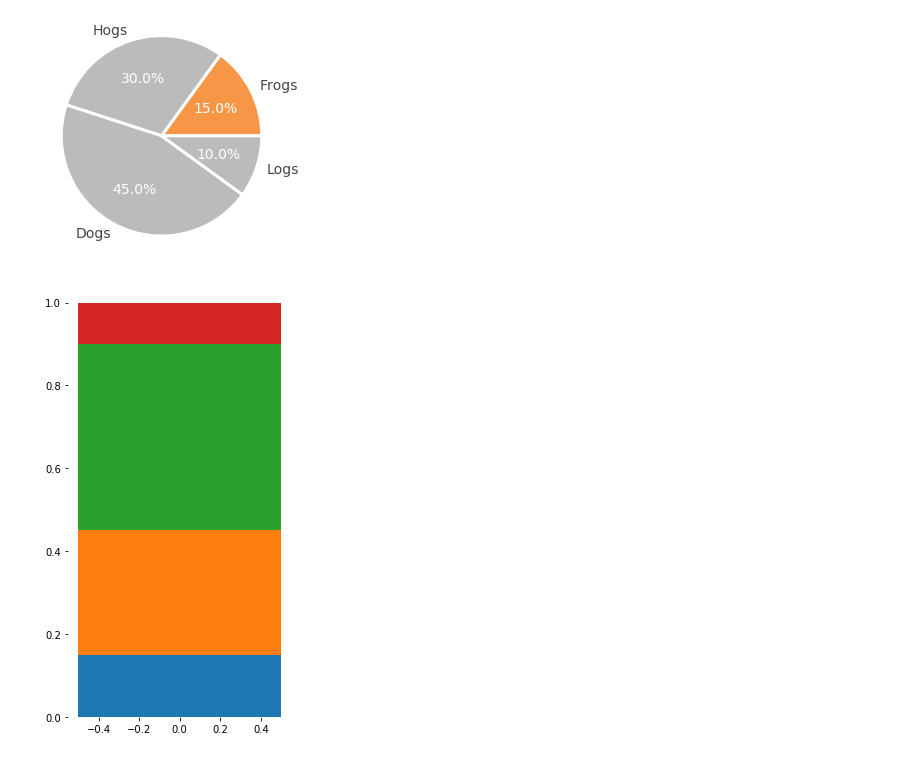
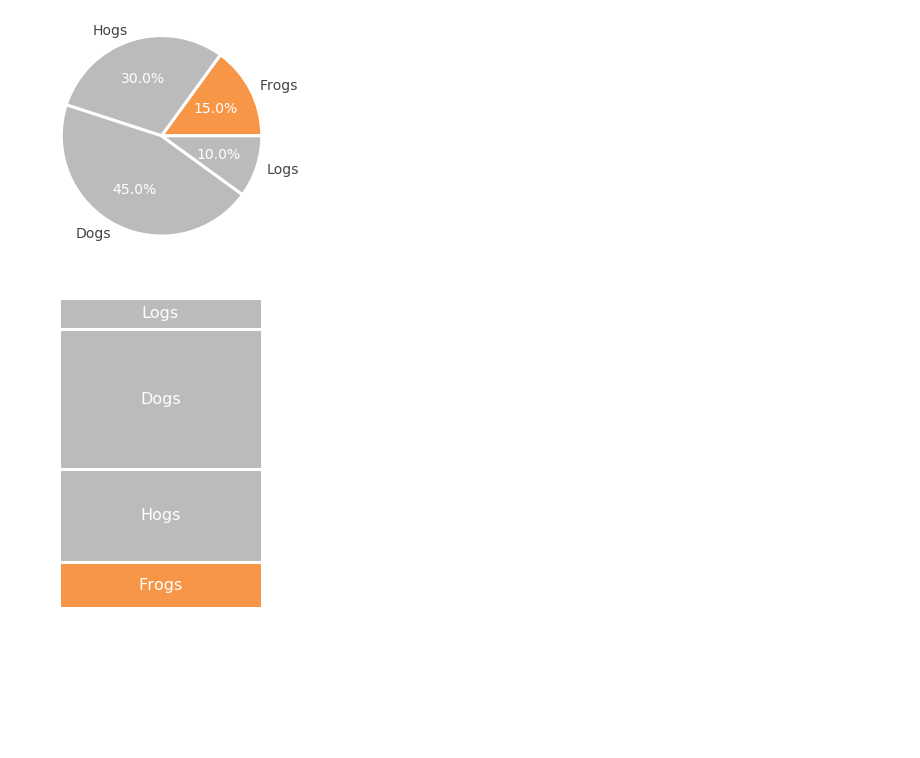
Before and after one commit to coreygirard/less, a Jupyter notebook: labs.ipynb, the cells around one changed output. Saved outputs shown, nothing was run; the diff lists cells and outputs as text; code cells hidden in the pictures; blank space fills up the shorter version.

Commit message:
Let them eat cake!

```diff
--- a/labs.ipynb
+++ b/labs.ipynb
@@ -645,30 +645,48 @@ plt.show()
 [figure]
 # %%
 
-width = 1
-for i in range(len(magnitudes)):
-    bottom = sum(magnitudes[:i]) / sum(magnitudes)
-    height = magnitudes[i] / sum(magnitudes)
+def cake(cat, mag, highlight):
+    width = 1
 
-    plt.bar(0, height, bottom=bottom, width=width)
+    highlight_color = '#F79646'
+    background_color = '#bbbbbb'
+    for i in range(len(mag)):
+        bottom = sum(mag[:i]) / sum(mag)
+        height = mag[i] / sum(mag)
 
-ax = plt.gca()
-ax.spines['right'].set_visible(False)
-ax.spines['left'].set_visible(False)
-ax.spines['top'].set_visible(False)
-ax.spines['bottom'].set_visible(False)
+        if cat[i] in highlight:
+            color = highlight_color
+        else:
+            color = background_color
 
-#plt.yticks(y[:5],
-#           size=16,
-#           color='#444444')
+        bar = plt.bar(0, height, bottom=bottom, width=width, color=color)
+        for p in bar.patches:
+            p.set_edgecolor('white')
+            p.set_linewidth(3)
 
-#plt.xticks(list(range(10+1)),
-#           size=18,
-#           color='#444444')
+        plt.text(0, bottom+height/2, cat[i], ha='center', va='center', color='white', fontsize=16)
 
+    ax = plt.gca()
+    ax.spines['right'].set_visible(False)
+    ax.spines['left'].set_visible(False)
+    ax.spines['top'].set_visible(False)
+    ax.spines['bottom'].set_visible(False)
 
-#plt.plot(x, y)
-plt.rcParams["figure.figsize"] = [4, 8]
-plt.show()
+    #plt.yticks(y[:5],
+    #           size=16,
+    #           color='#444444')
+
+    #plt.xticks(list(range(10+1)),
+    #           size=18,
+    #           color='#444444')
+
+    plt.xticks([])
+    plt.yticks([])
+
+    #plt.plot(x, y)
+    plt.rcParams["figure.figsize"] = [4, 6]
+    plt.show()
+
+cake(categories, magnitudes, highlight=['Frogs'])
 # %% [output]
-[figure, old version]
+[figure, new version]
```
Also changed, not shown: 2 other files.
